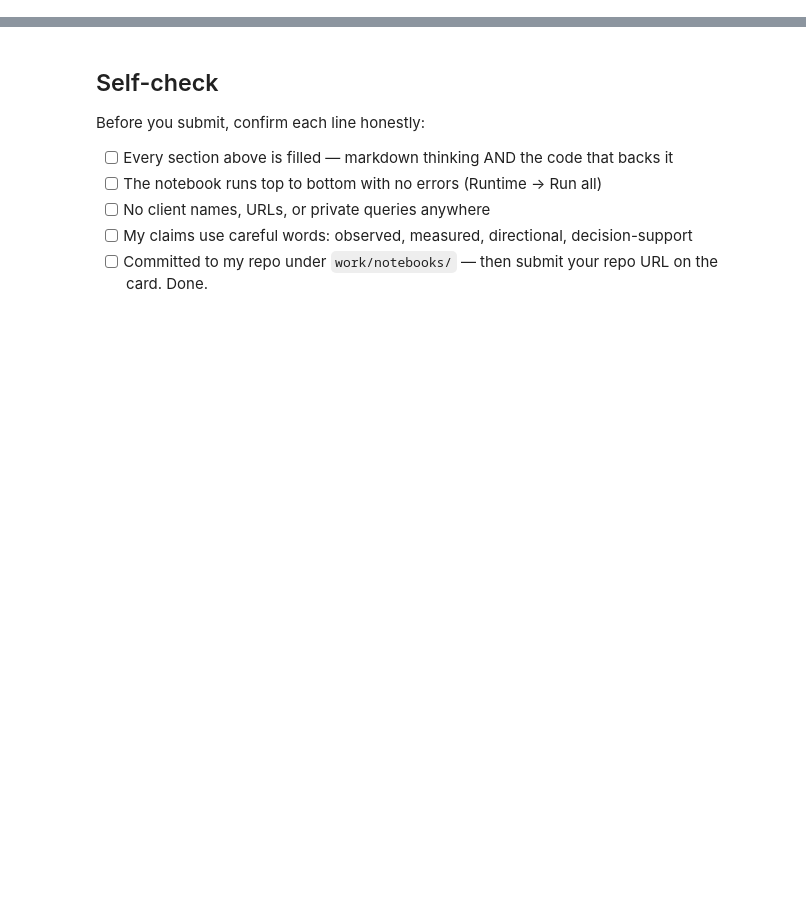
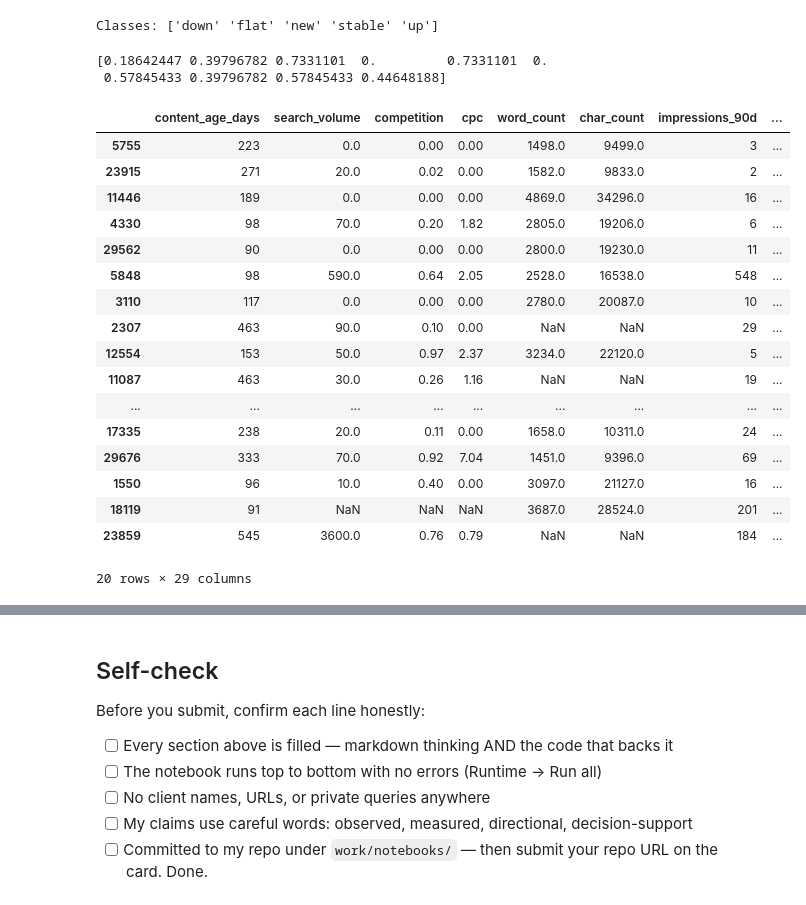
Before and after one commit to aniqaatiq842-commits/Flyrank-ML-INTERNSHIP, a Jupyter notebook: work/notebooks/w05_model.ipynb, the cells around one changed output, grey strips where cells are left out. Cells and saved outputs as stored; diff of their text form; code cells hidden in the pictures; blank space fills up the shorter version.

```diff
--- a/work/notebooks/w05_model.ipynb
+++ b/work/notebooks/w05_model.ipynb
@@ -26,0 +377,48 @@ This skeleton is yours to fill. Work the sections **in order** — each one has
+# %%
+# Get probability for each trend class
+class_names = model.named_steps["tree"].classes_
+
+print("Classes:", class_names)
+# %% [output]
+Classes: ['down' 'flat' 'new' 'stable' 'up']
+# %%
+down_index = list(class_names).index("down")
+
+down_probability = model.predict_proba(X_test)[:, down_index]
+
+print(down_probability[:10])
+# %% [output]
+[0.18642447 0.39796782 0.7331101  0.         0.7331101  0.
+ 0.57845433 0.39796782 0.57845433 0.44648188]
+# %%
+model_results = X_test.copy()
+
+model_results["actual_trend"] = y_test.values
+model_results["predicted_trend"] = y_pred
+model_results["down_probability"] = down_probability
+
+model_results = model_results.sort_values(
+    "down_probability",
+    ascending=False
+)
+
+display(model_results.head(20))
+# %% [output]
+|  | content_age_days | search_volume | competition | cpc | word_count | char_count | impressions_90d | ... |
+| 5755 | 223 | 0.0 | 0.00 | 0.00 | 1498.0 | 9499.0 | 3 | ... |
+| 23915 | 271 | 20.0 | 0.02 | 0.00 | 1582.0 | 9833.0 | 2 | ... |
+| 11446 | 189 | 0.0 | 0.00 | 0.00 | 4869.0 | 34296.0 | 16 | ... |
+| 4330 | 98 | 70.0 | 0.20 | 1.82 | 2805.0 | 19206.0 | 6 | ... |
+| 29562 | 90 | 0.0 | 0.00 | 0.00 | 2800.0 | 19230.0 | 11 | ... |
+| 5848 | 98 | 590.0 | 0.64 | 2.05 | 2528.0 | 16538.0 | 548 | ... |
+| 3110 | 117 | 0.0 | 0.00 | 0.00 | 2780.0 | 20087.0 | 10 | ... |
+| 2307 | 463 | 90.0 | 0.10 | 0.00 | NaN | NaN | 29 | ... |
+| 12554 | 153 | 50.0 | 0.97 | 2.37 | 3234.0 | 22120.0 | 5 | ... |
+| 11087 | 463 | 30.0 | 0.26 | 1.16 | NaN | NaN | 19 | ... |
+| ... | ... | ... | ... | ... | ... | ... | ... | ... |
+| 17335 | 238 | 20.0 | 0.11 | 0.00 | 1658.0 | 10311.0 | 24 | ... |
+| 29676 | 333 | 70.0 | 0.92 | 7.04 | 1451.0 | 9396.0 | 69 | ... |
+| 1550 | 96 | 10.0 | 0.40 | 0.00 | 3097.0 | 21127.0 | 16 | ... |
+| 18119 | 91 | NaN | NaN | NaN | 3687.0 | 28524.0 | 201 | ... |
+| 23859 | 545 | 3600.0 | 0.76 | 0.79 | NaN | NaN | 184 | ... |
+20 rows × 29 columns
```
Also changed, not shown: parts of 36 cells of this notebook.
